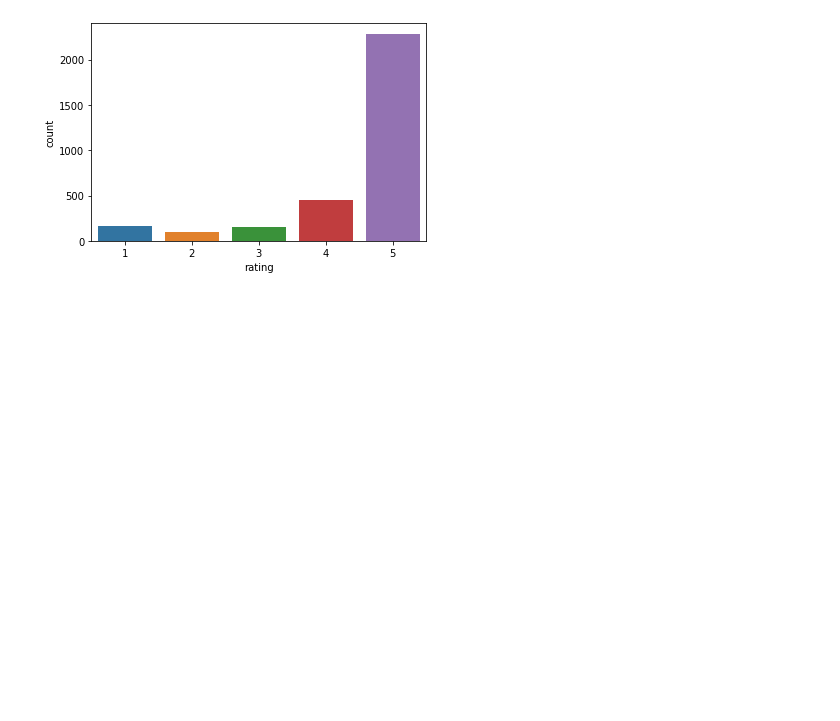
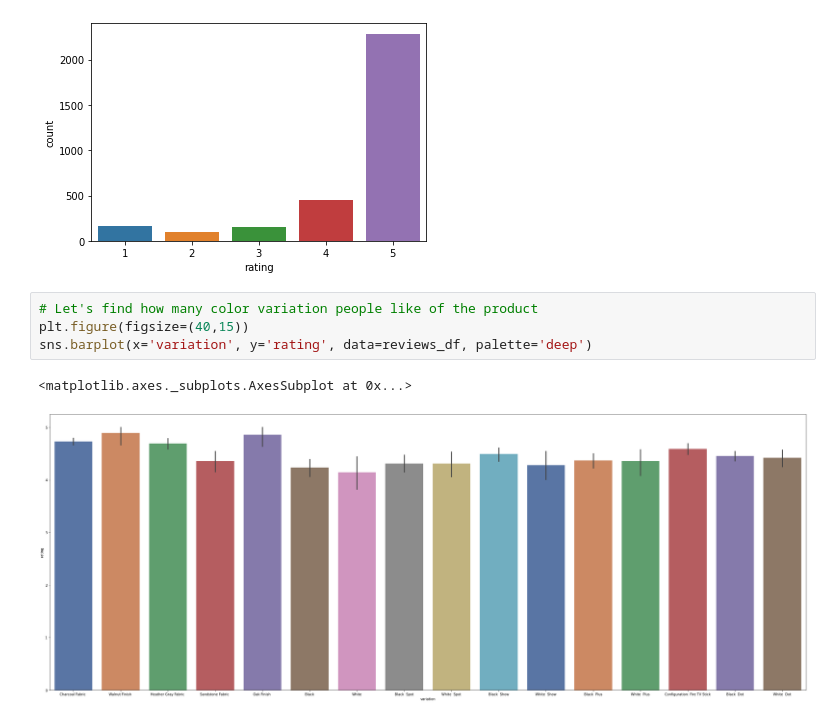
Before and after one commit to Priyo-prog/Understanding-product-review, a Jupyter notebook: Understanding_Product_Review.ipynb, the cells around one changed output. Saved outputs shown, nothing was run; the diff lists cells and outputs as text; blank space fills up the shorter version.

```diff
--- a/Understanding_Product_Review.ipynb
+++ b/Understanding_Product_Review.ipynb
@@ -143,3 +143,10 @@ sns.countplot(x='rating', data = reviews_df)
 # %% [output]
 <matplotlib.axes._subplots.AxesSubplot at 0x...>
 [figure]
+# %%
+# Let's find how many color variation people like of the product
+plt.figure(figsize=(40,15))
+sns.barplot(x='variation', y='rating', data=reviews_df, palette='deep')
+# %% [output]
+<matplotlib.axes._subplots.AxesSubplot at 0x...>
+[figure, added]
```
